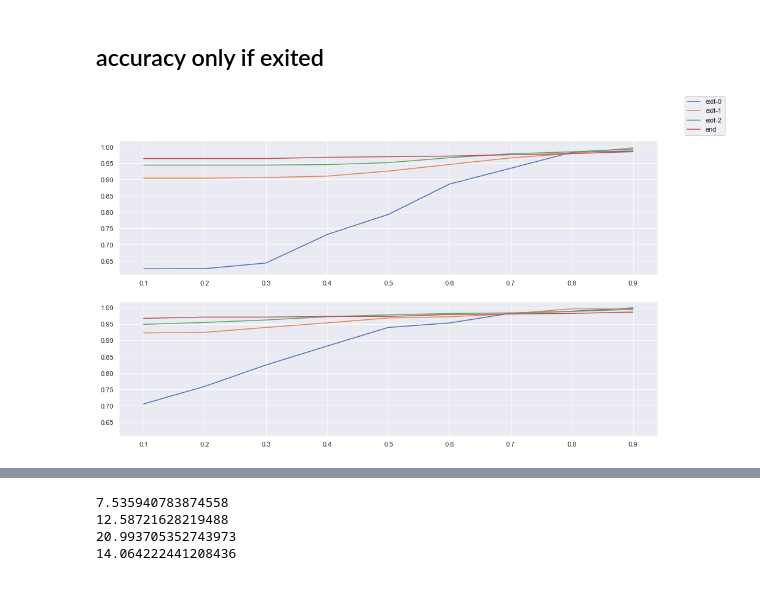
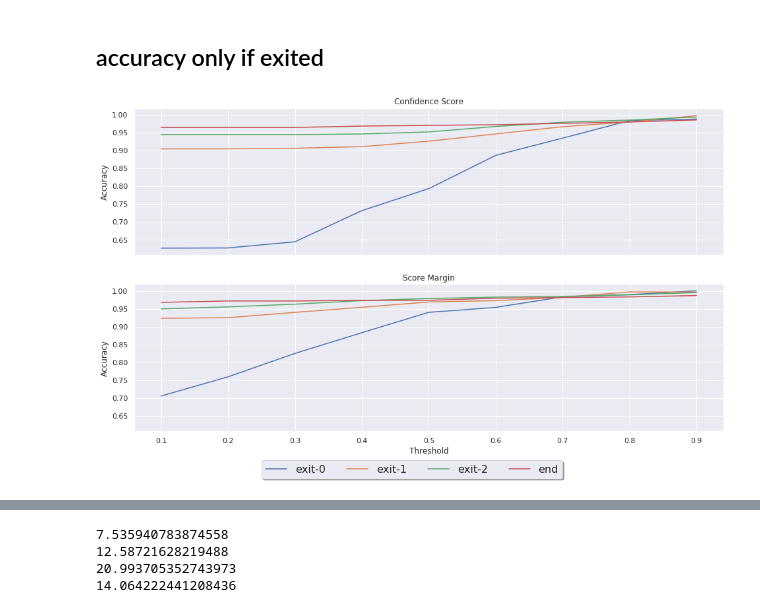
Before and after one commit to AlexKarlsen/thesis-src, a Jupyter notebook: DDNN/logging/threshold_test/Threshold analysis.ipynb, the cells around one changed output, grey strips where cells are left out. Saved outputs shown, nothing was run; the diff lists cells and outputs as text; code cells hidden in the pictures.

```diff
--- a/DDNN/logging/threshold_test/Threshold analysis.ipynb
+++ b/DDNN/logging/threshold_test/Threshold analysis.ipynb
@@ -148,17 +148,25 @@ plt.show()
 # %%
 
 fig, axes = plt.subplots(2, figsize=(16,9), sharey=True)
 
+
 for data in th_exit_acc_if_exited:
     axes[0].plot(x, data)
+axes[0].set_title('Confidence Score')
 
 for data in sm_exit_acc_if_exited:
     axes[1].plot(x, data)
     #plt.xticks()
-fig.legend(['exit-0', 'exit-1', 'exit-2', 'end'])
+axes[1].set_title('Score Margin')
+fig.legend(['exit-0', 'exit-1', 'exit-2', 'end'], loc='lower center', #bbox_to_anchor=(0.5, 1.1),
+          fancybox=True, shadow=True, ncol=4, fontsize=16)
+
+for ax in axes.flat:
+    ax.set(xlabel='Threshold', ylabel='Accuracy')
+    ax.label_outer()
 plt.show()
 # %% [output]
-[figure, old version]
+[figure, new version]
 # %%
 kwargs = dict(hist_kws={'alpha':.6}, kde_kws={'linewidth':2, 'shade': True}, hist=True, kde=True, bins=100)
 plt.figure(figsize=(16,9))
```
Also changed, not shown: parts of 9 cells of this notebook, 8 other files.
